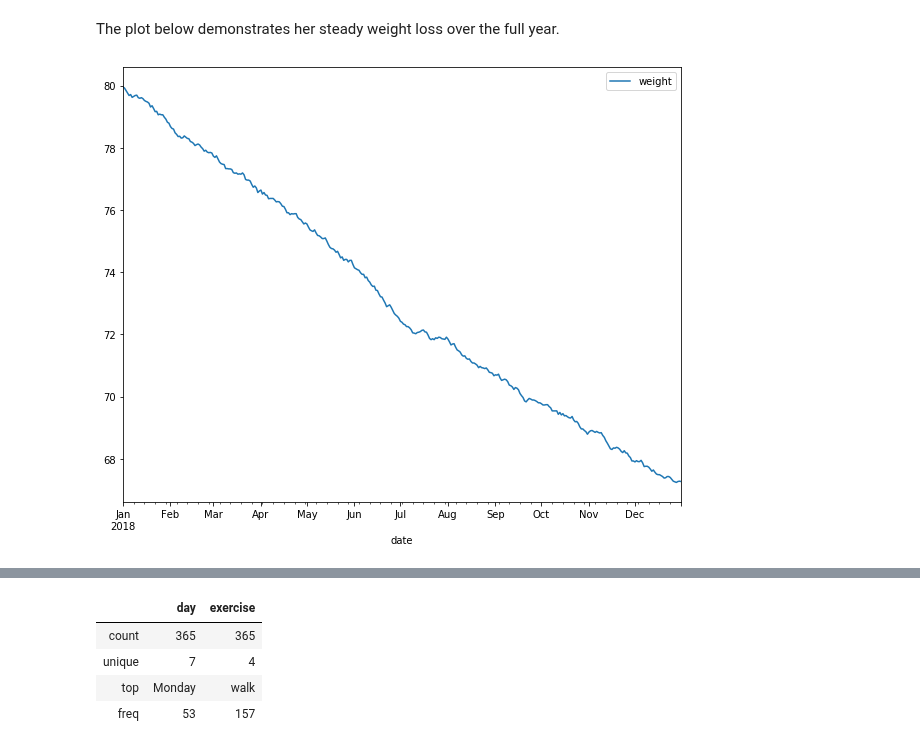
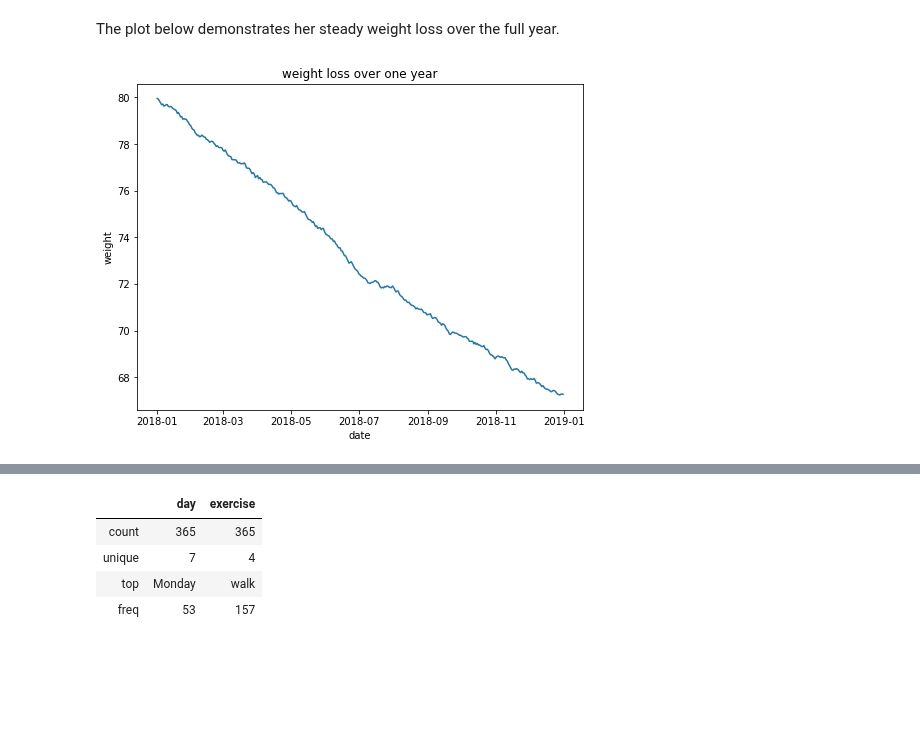
Before and after one commit to jennifer-ryan/data-set-simulation, a Jupyter notebook: Dataset Simulation.ipynb, the cells around one changed output, grey strips where cells are left out. Cells and saved outputs as stored; diff of their text form; code cells hidden in the pictures; blank space fills up the shorter version.

```diff
--- a/Dataset Simulation.ipynb
+++ b/Dataset Simulation.ipynb
@@ -780,7 +757,9 @@ df.describe()
 <a id='lineplot'></a>The plot below demonstrates her steady weight loss over the full year.
 # %%
 # Plotting weight loss over the year.
-df.plot(x = 'date', y = 'weight', figsize = (10, 8))
+plt.figure(figsize=(8, 6))
+sns.lineplot(x = 'date', y = 'weight', data=df)
+plt.title('weight loss over one year')
 plt.show()
 # %% [output]
-[figure, old version]
+[figure, new version]
```
Also changed, not shown: parts of 74 cells of this notebook.
